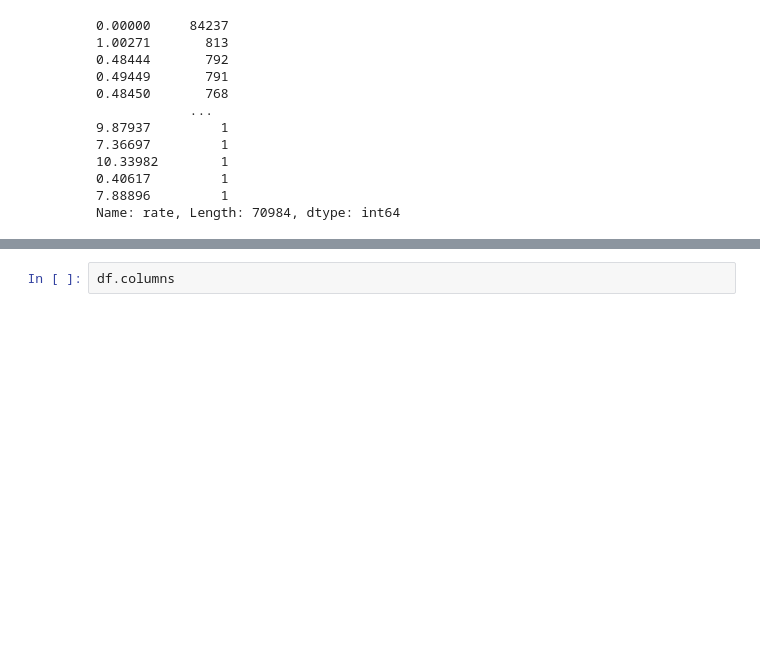
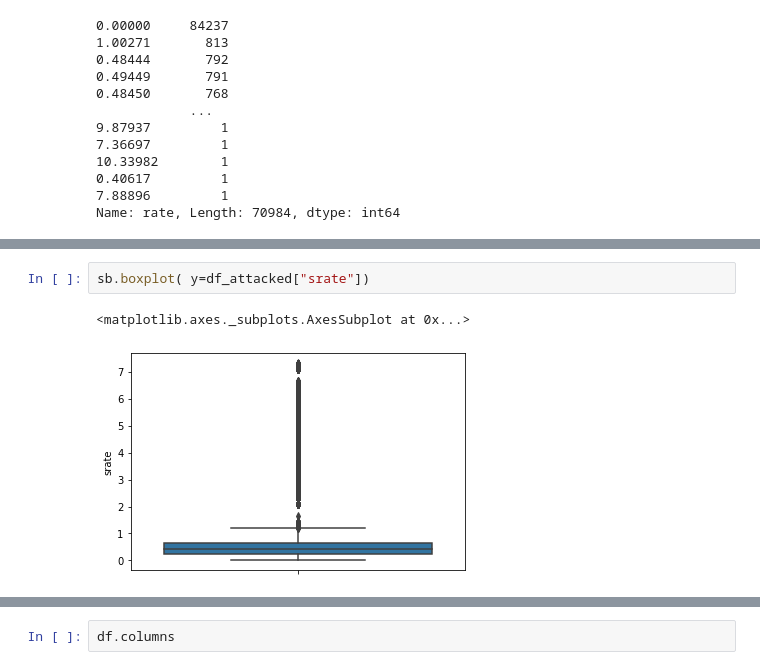
Before and after one commit to Siddharth1698/Analysis-of-DDoS-attack-from-Botnet-devices-using-Machine-Learning-Classifiers, a Jupyter notebook: Data Analysis.ipynb, the cells around one changed output, grey strips where cells are left out. Saved outputs shown, nothing was run; the diff lists cells and outputs as text; blank space fills up the shorter version.

```diff
--- a/Data Analysis.ipynb
+++ b/Data Analysis.ipynb
@@ -426,0 +454,5 @@ df_attacked.rate
+# %%
+sb.boxplot( y=df_attacked["srate"])
+# %% [output]
+<matplotlib.axes._subplots.AxesSubplot at 0x...>
+[figure, added]
```
Also changed, not shown: parts of 11 cells of this notebook.
